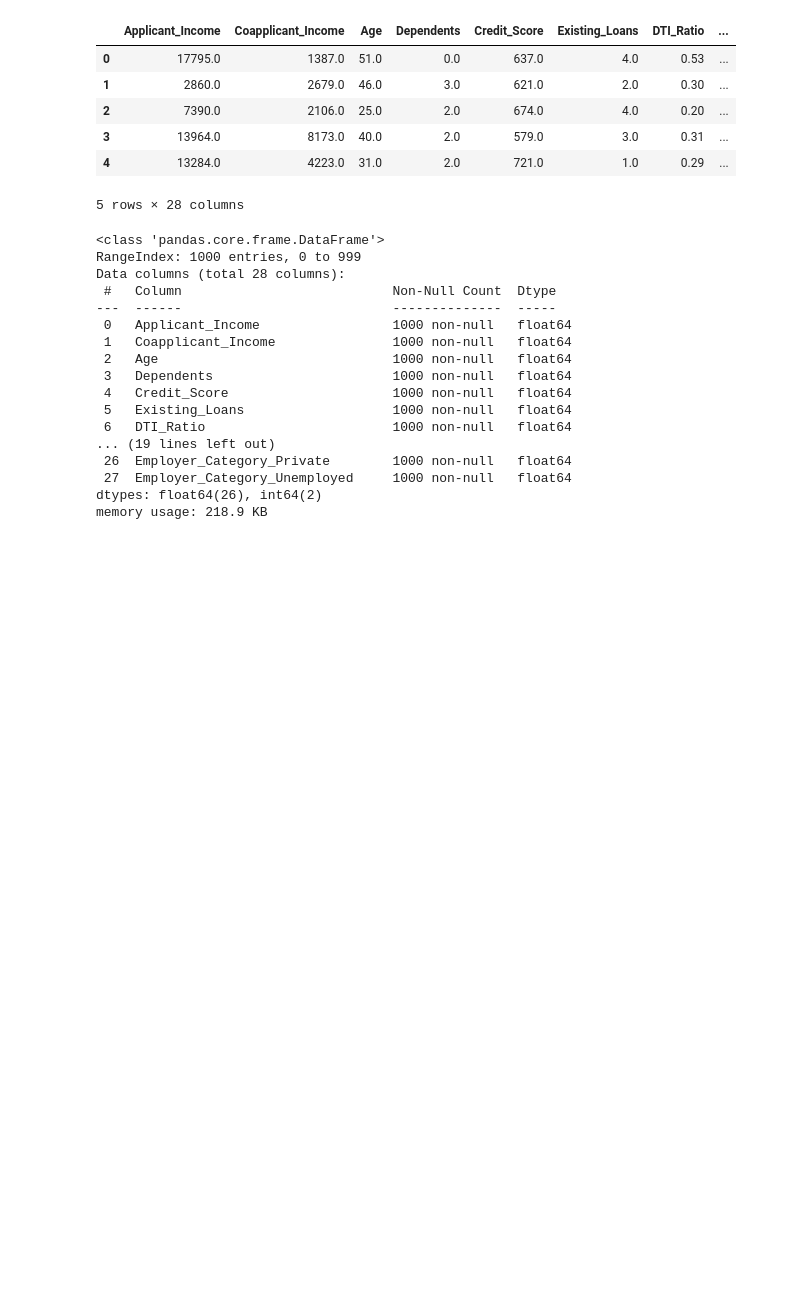
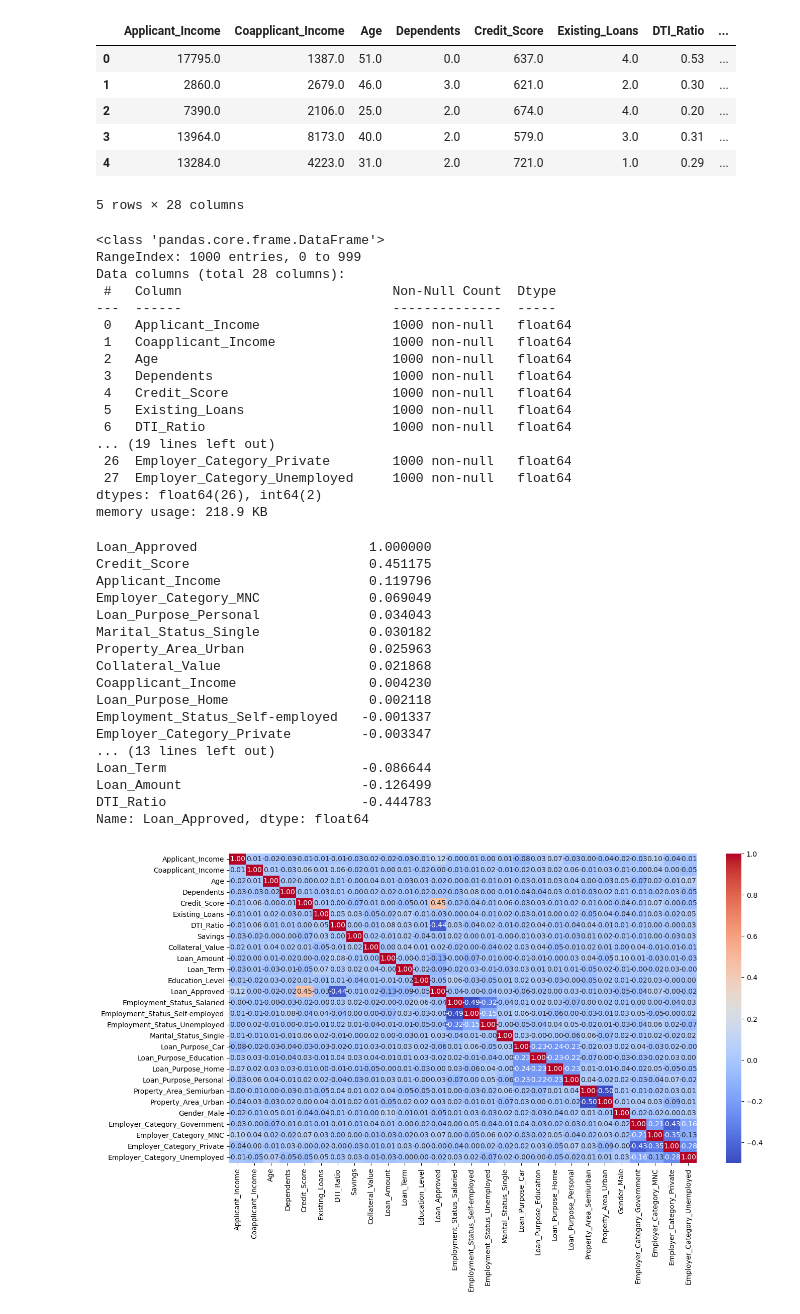
Before and after one commit to S1h2i3v4a/LOAN_Approval, a Jupyter notebook: projectSetup.ipynb, the cells around one changed output. Drawn from its saved outputs; the diff is of its cells as text; code cells hidden in the pictures; blank space fills up the shorter version.

Commit message:
Initial commit - Loan Approval ML Project

```diff
--- a/projectSetup.ipynb
+++ b/projectSetup.ipynb
@@ -149,9 +149,10 @@ from sklearn.preprocessing import LabelEncoder, OneHotEncoder
 
 # Label Encoding
 
-le = LabelEncoder()
-df["Education_Level"] = le.fit_transform(df["Education_Level"])
-df["Loan_Approved"] = le.fit_transform(df["Loan_Approved"])
+le1 = LabelEncoder()
+le2 = LabelEncoder()
+df["Education_Level"] = le1.fit_transform(df["Education_Level"])
+df["Loan_Approved"] = le2.fit_transform(df["Loan_Approved"])
 
 # One Hot Encoding
 
@@ -167,7 +168,6 @@ columns=ohe.get_feature_names_out(cols),
 index=df.index)
 
 # Merge encoded columns
-
 df = pd.concat([df.drop(columns=cols), encoded_df], axis=1)
 
 df.head()
@@ -199,3 +199,36 @@ Data columns (total 28 columns):
  27  Employer_Category_Unemployed     1000 non-null   float64
 dtypes: float64(26), int64(2)
 memory usage: 218.9 KB
+# %%
+num_cols = df.select_dtypes(include="number")
+
+corr_matrix = num_cols.corr()
+plt.figure(figsize=(15, 8))
+sns.heatmap(
+corr_matrix,
+annot=True,
+fmt=".2f",
+cmap="coolwarm"
+)
+
+
+num_cols.corr()["Loan_Approved"].sort_values(ascending=False)
+# %% [output]
+Loan_Approved                      1.000000
+Credit_Score                       0.451175
+Applicant_Income                   0.119796
+Employer_Category_MNC              0.069049
+Loan_Purpose_Personal              0.034043
+Marital_Status_Single              0.030182
+Property_Area_Urban                0.025963
+Collateral_Value                   0.021868
+Coapplicant_Income                 0.004230
+Loan_Purpose_Home                  0.002118
+Employment_Status_Self-employed   -0.001337
+Employer_Category_Private         -0.003347
+... (13 lines left out)
+Loan_Term                         -0.086644
+Loan_Amount                       -0.126499
+DTI_Ratio                         -0.444783
+Name: Loan_Approved, dtype: float64
+[figure, added]
```
Also changed, not shown: parts of 8 cells of this notebook.
